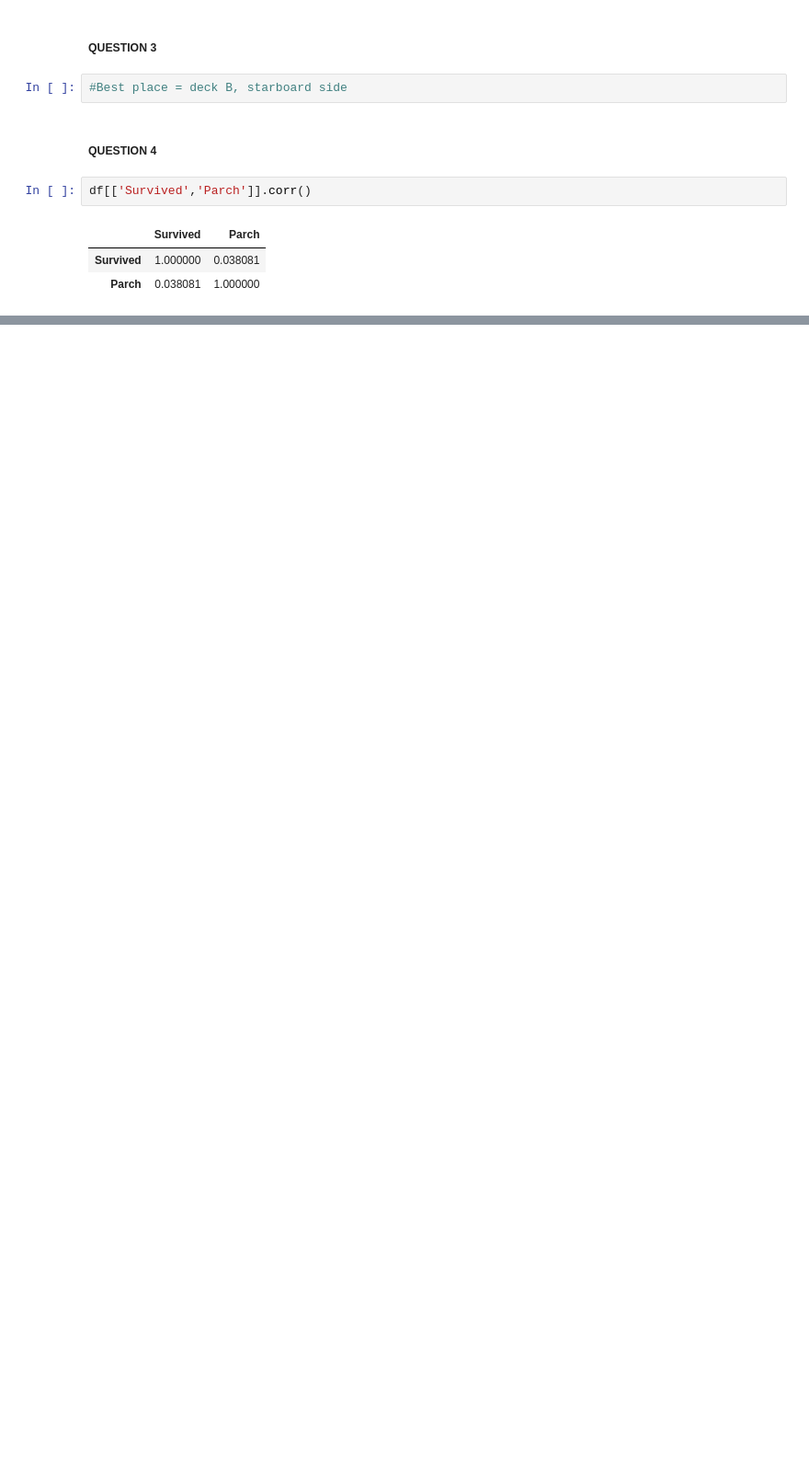
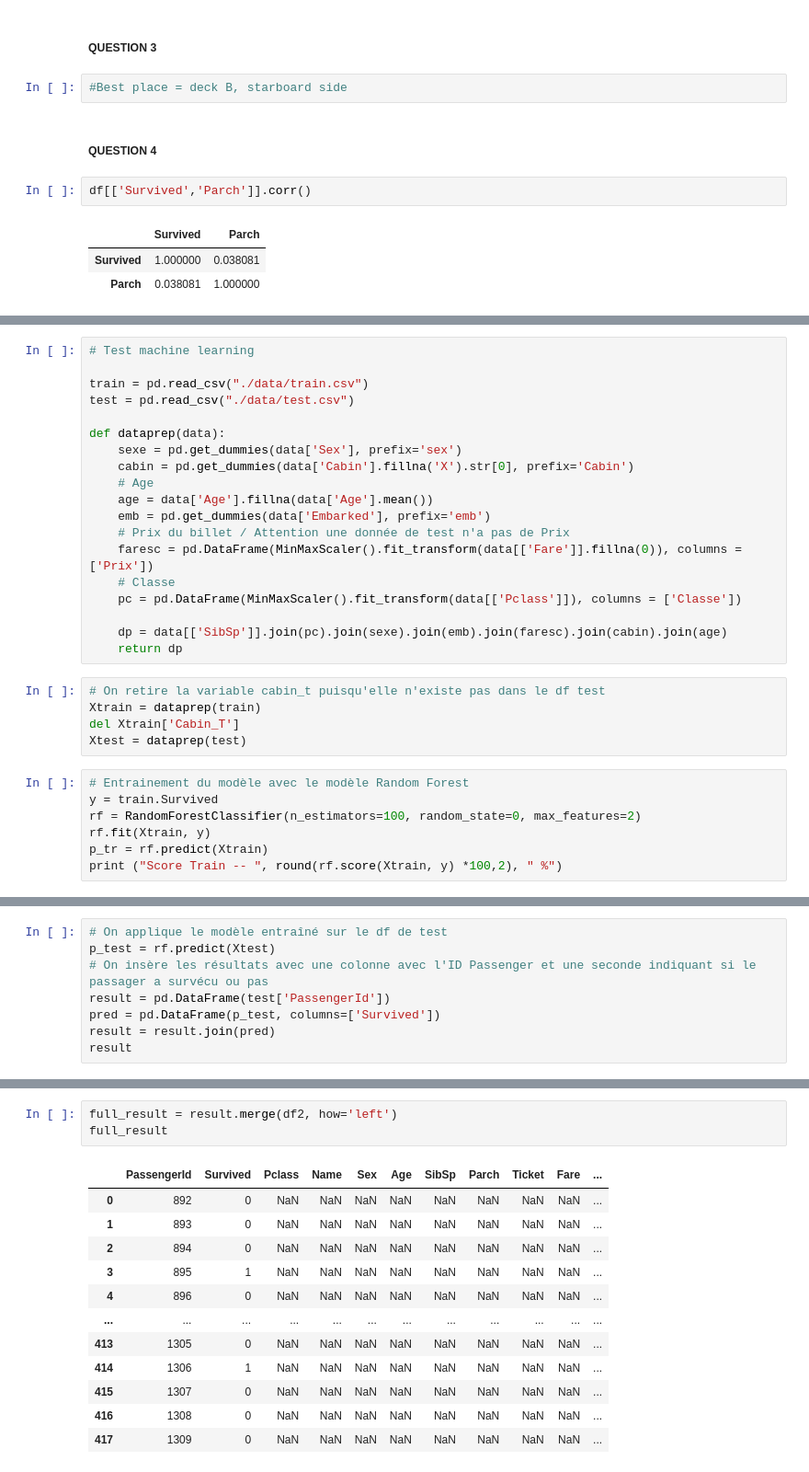
Before and after one commit to LaureMon/data-science-tutorials, a Jupyter notebook: introduction-to-python/Introduction to pandas.ipynb, the cells around one changed output, grey strips where cells are left out. Shown at 92% size. Saved outputs shown, nothing was run; the diff lists cells and outputs as text; blank space fills up the shorter version.

```diff
--- a/introduction-to-python/Introduction to pandas.ipynb
+++ b/introduction-to-python/Introduction to pandas.ipynb
@@ -321,0 +330,31 @@ all_data = pd.concat([training,test])
+# %%
+# Test machine learning
+
+train = pd.read_csv("./data/train.csv")
+test = pd.read_csv("./data/test.csv")
+
+def dataprep(data):
+    sexe = pd.get_dummies(data['Sex'], prefix='sex')
+    cabin = pd.get_dummies(data['Cabin'].fillna('X').str[0], prefix='Cabin')
+    # Age
+    age = data['Age'].fillna(data['Age'].mean())
+    emb = pd.get_dummies(data['Embarked'], prefix='emb')
+    # Prix du billet / Attention une donnée de test n'a pas de Prix
+    faresc = pd.DataFrame(MinMaxScaler().fit_transform(data[['Fare']].fillna(0)), columns = ['Prix'])
+    # Classe
+    pc = pd.DataFrame(MinMaxScaler().fit_transform(data[['Pclass']]), columns = ['Classe'])
+
+    dp = data[['SibSp']].join(pc).join(sexe).join(emb).join(faresc).join(cabin).join(age)
+    return dp
+# %%
+# On retire la variable cabin_t puisqu'elle n'existe pas dans le df test
+Xtrain = dataprep(train)
+del Xtrain['Cabin_T']
+Xtest = dataprep(test)
+# %%
+# Entrainement du modèle avec le modèle Random Forest
+y = train.Survived
+rf = RandomForestClassifier(n_estimators=100, random_state=0, max_features=2)
+rf.fit(Xtrain, y)
+p_tr = rf.predict(Xtrain)
+print ("Score Train -- ", round(rf.score(Xtrain, y) *100,2), " %")
@@ -321,0 +363,8 @@ all_data = pd.concat([training,test])
+# %%
+# On applique le modèle entraîné sur le df de test
+p_test = rf.predict(Xtest)
+# On insère les résultats avec une colonne avec l'ID Passenger et une seconde indiquant si le passager a survécu ou pas
+result = pd.DataFrame(test['PassengerId'])
+pred = pd.DataFrame(p_test, columns=['Survived'])
+result = result.join(pred)
+result
@@ -321,0 +385,16 @@ all_data = pd.concat([training,test])
+# %%
+full_result = result.merge(df2, how='left')
+full_result
+# %% [output]
+|  | PassengerId | Survived | Pclass | Name | Sex | Age | SibSp | Parch | Ticket | Fare | ... |
+| 0 | 892 | 0 | NaN | NaN | NaN | NaN | NaN | NaN | NaN | NaN | ... |
+| 1 | 893 | 0 | NaN | NaN | NaN | NaN | NaN | NaN | NaN | NaN | ... |
+| 2 | 894 | 0 | NaN | NaN | NaN | NaN | NaN | NaN | NaN | NaN | ... |
+| 3 | 895 | 1 | NaN | NaN | NaN | NaN | NaN | NaN | NaN | NaN | ... |
+| 4 | 896 | 0 | NaN | NaN | NaN | NaN | NaN | NaN | NaN | NaN | ... |
+| ... | ... | ... | ... | ... | ... | ... | ... | ... | ... | ... | ... |
+| 413 | 1305 | 0 | NaN | NaN | NaN | NaN | NaN | NaN | NaN | NaN | ... |
+| 414 | 1306 | 1 | NaN | NaN | NaN | NaN | NaN | NaN | NaN | NaN | ... |
+| 415 | 1307 | 0 | NaN | NaN | NaN | NaN | NaN | NaN | NaN | NaN | ... |
+| 416 | 1308 | 0 | NaN | NaN | NaN | NaN | NaN | NaN | NaN | NaN | ... |
+| 417 | 1309 | 0 | NaN | NaN | NaN | NaN | NaN | NaN | NaN | NaN | ... |
```
Also changed, not shown: parts of 8 cells of this notebook.
